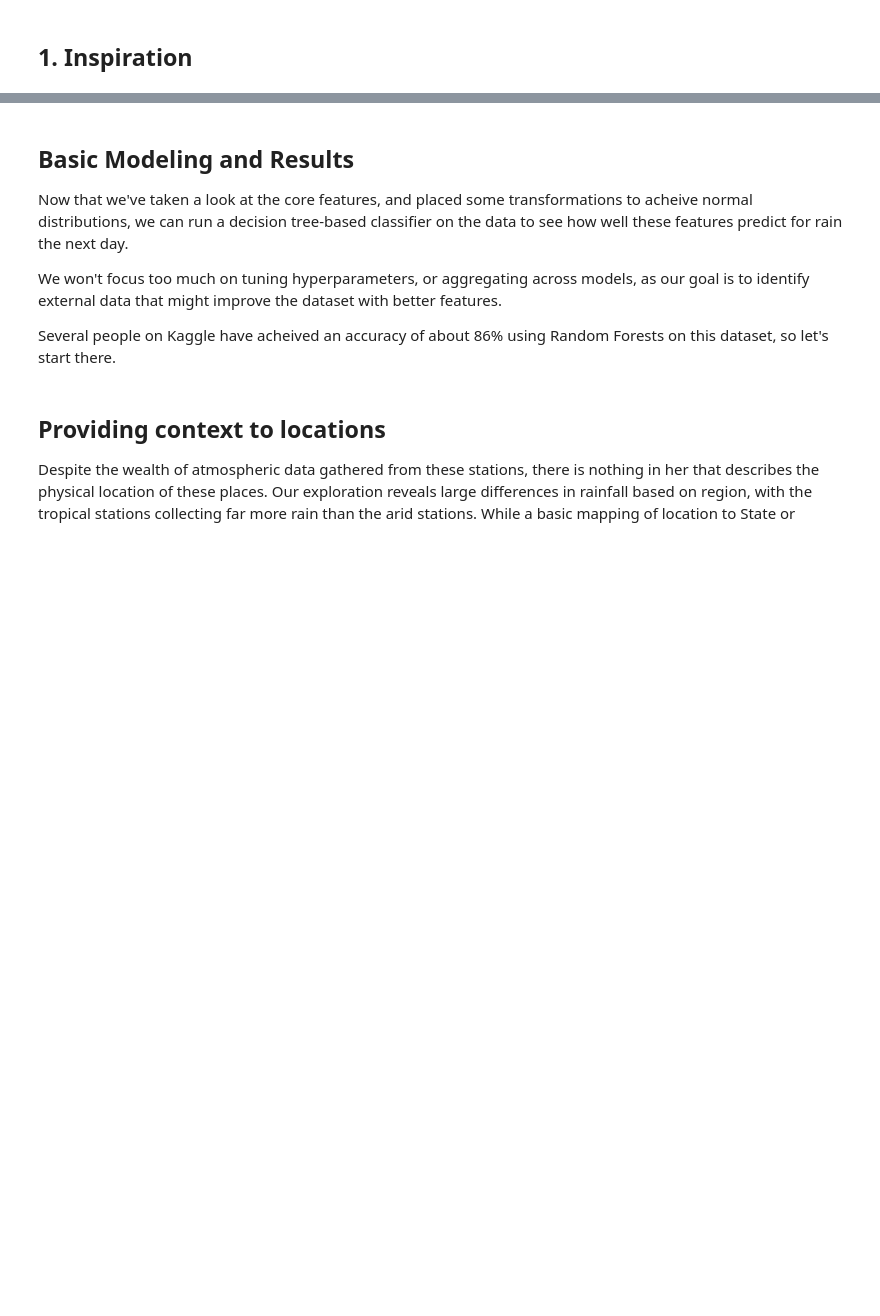
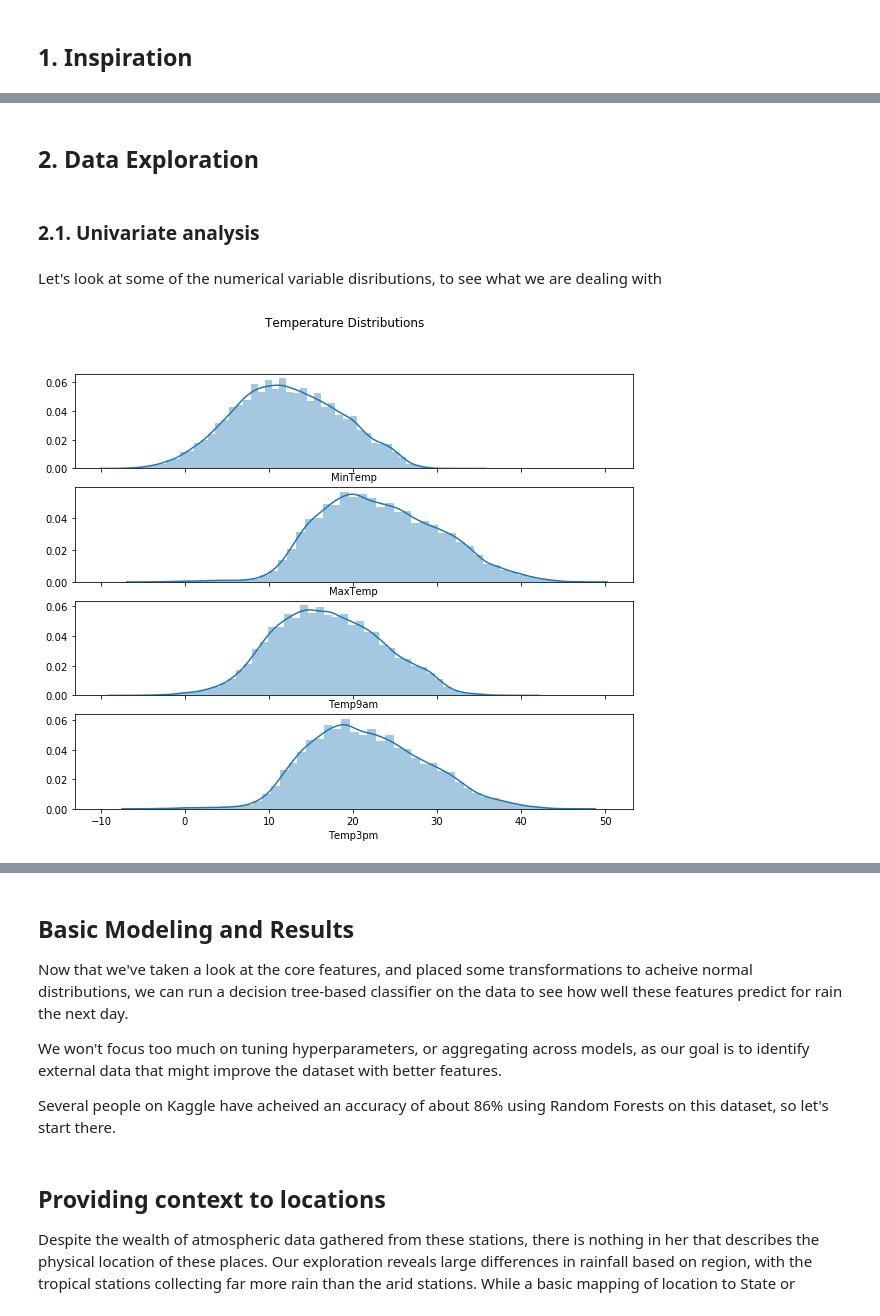
Before and after one commit to dmorrowjones/public_notebooks, a Jupyter notebook: RainStudy/RainStudyEDA.ipynb, the cells around one changed output, grey strips where cells are left out. Drawn from its saved outputs; the diff is of its cells as text; code cells hidden in the pictures; blank space fills up the shorter version.

Commit message:
Univariate work

```diff
--- a/RainStudy/RainStudyEDA.ipynb
+++ b/RainStudy/RainStudyEDA.ipynb
@@ -99,0 +46,14 @@ Let's run a pairplot on this sparse dataset to see what fields interact with eac
+# %%
+## Check table
+rawWeather['Date'] = pd.to_datetime(rawWeather['Date'])
+rawWeather['Month'] = rawWeather['Date'].dt.month
+rawWeather['Day'] = rawWeather['Date'].dt.day
+rawWeather['Year'] = rawWeather['Date'].dt.year
+rawWeather['Weekday'] = rawWeather['Date'].dt.strftime('%A')
+rawWeather.drop(['Date'], axis = 1, inplace = True)
+
+
+print("Dataset dimensions: " + str(rawWeather.shape) + "\n")
+print("Dataset variables: " + str(rawWeather.columns))
+
+# print(rawWeather.info())
@@ -99,0 +93,4 @@ Let's run a pairplot on this sparse dataset to see what fields interact with eac
+# %%
+rawWeather.dropna(subset = ['RainTomorrow'], axis = 0, inplace = True)
+
+print("\nNew dimensions: "+ str(rawWeather.shape)  + "\n")
@@ -99,0 +101,9 @@ Let's run a pairplot on this sparse dataset to see what fields interact with eac
+# %%
+X_train, X_test, y_train, y_test = train_test_split(rawWeather.loc[:,rawWeather.columns != 'RainTomorrow'],rawWeather.loc[:,'RainTomorrow'], test_size = 0.3, random_state = 42)
+
+print('X_train is: ' + str(X_train.shape))
+print('y_train is: ' + str(y_train.shape))
+print('X_test is: ' + str(X_test.shape))
+print('y_test is: ' + str(y_test.shape))
+
+df_train = pd.concat([X_train, y_train], axis = 1)
@@ -99,0 +149,26 @@ Let's run a pairplot on this sparse dataset to see what fields interact with eac
+# %% [markdown]
+## 2. Data Exploration<a class="anchor" id = "2"></a>
+# %% [markdown]
+### 2.1. Univariate analysis <a class="anchor" id = "2.1"></a>
+# %% [markdown]
+Let's look at some of the numerical variable disributions, to see what we are dealing with
+# %%
+
+
+
+fig, axes = plt.subplots(4, 1, sharex = True, figsize = (10,8))
+fig.suptitle("Temperature Distributions")
+
+fig = sns.distplot(df_train['MinTemp'], ax = axes[0])
+# axes[0].set_title('MinTemp')
+
+fig = sns.distplot(df_train['MaxTemp'], ax = axes[1])
+# axes[1].set_title('MaxTemp')
+
+fig = sns.distplot(df_train['Temp9am'], ax = axes[2])
+
+fig = sns.distplot(df_train['Temp3pm'], ax = axes[3])
+
+plt.show()
+# %% [output]
+[figure, added]
```
Also changed, not shown: parts of 58 cells of this notebook.
